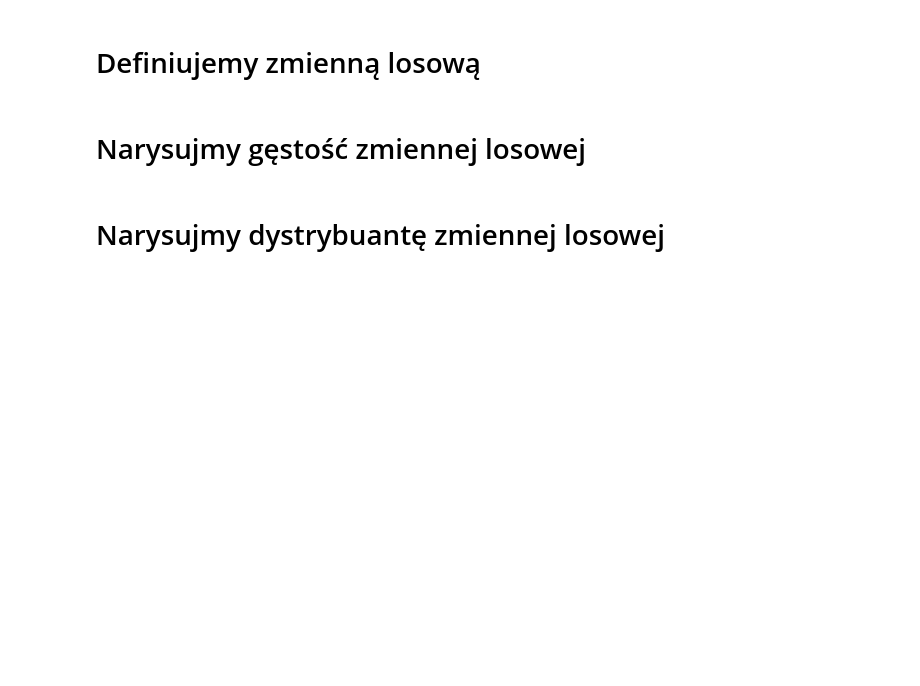
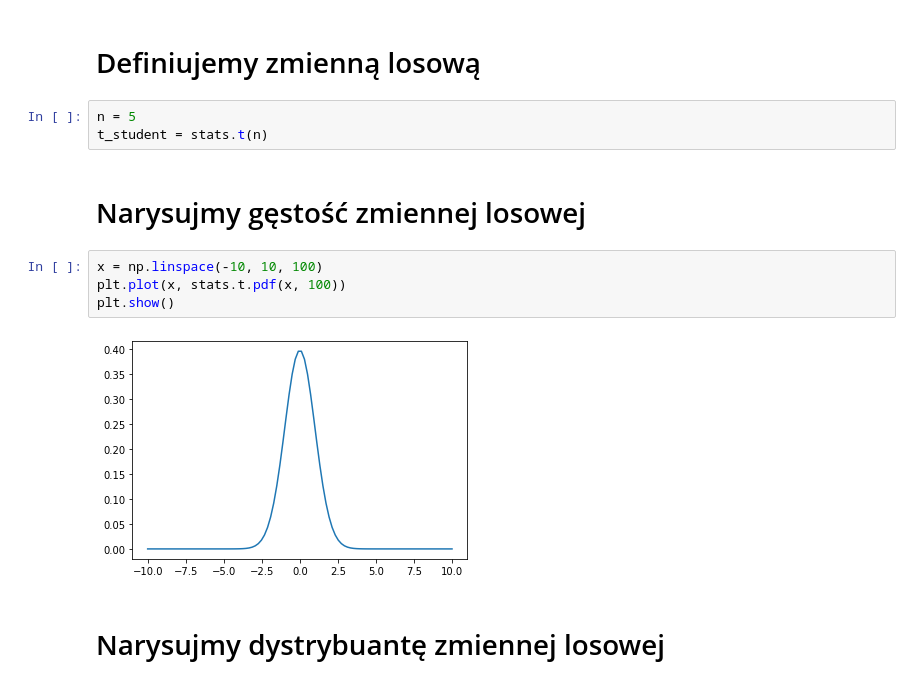
Before and after one commit to rafalkobiela/ages_statystyka1_26_09, a Jupyter notebook: 13_t_student.ipynb, the cells around one changed output. Cells and saved outputs as stored; diff of their text form; blank space fills up the shorter version.

```diff
--- a/13_t_student.ipynb
+++ b/13_t_student.ipynb
@@ -15,8 +15,17 @@ from scipy import stats
 import seaborn as sns
 # %% [markdown]
 # Definiujemy zmienną losową
+# %%
+n = 5
+t_student = stats.t(n)
 # %% [markdown]
 # Narysujmy gęstość zmiennej losowej
+# %%
+x = np.linspace(-10, 10, 100)
+plt.plot(x, stats.t.pdf(x, 100))
+plt.show()
+# %% [output]
+[figure, added]
 # %% [markdown]
 # Narysujmy dystrybuantę zmiennej losowej
 # %% [markdown]
```
Also changed, not shown: parts of 1 cell of this notebook, 3 other files.
